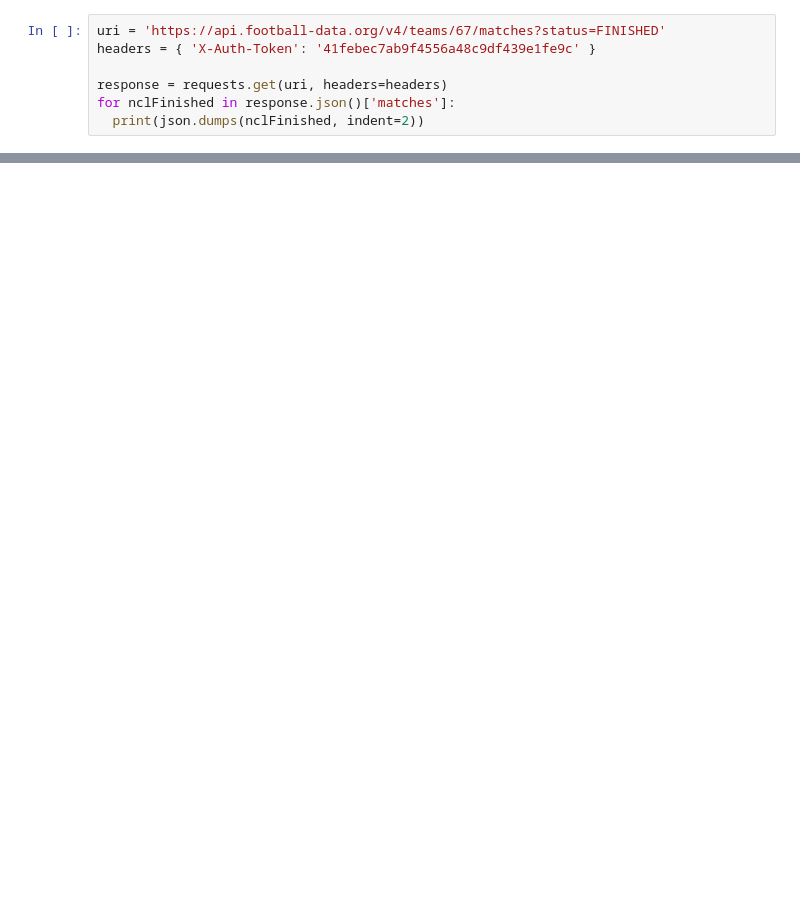
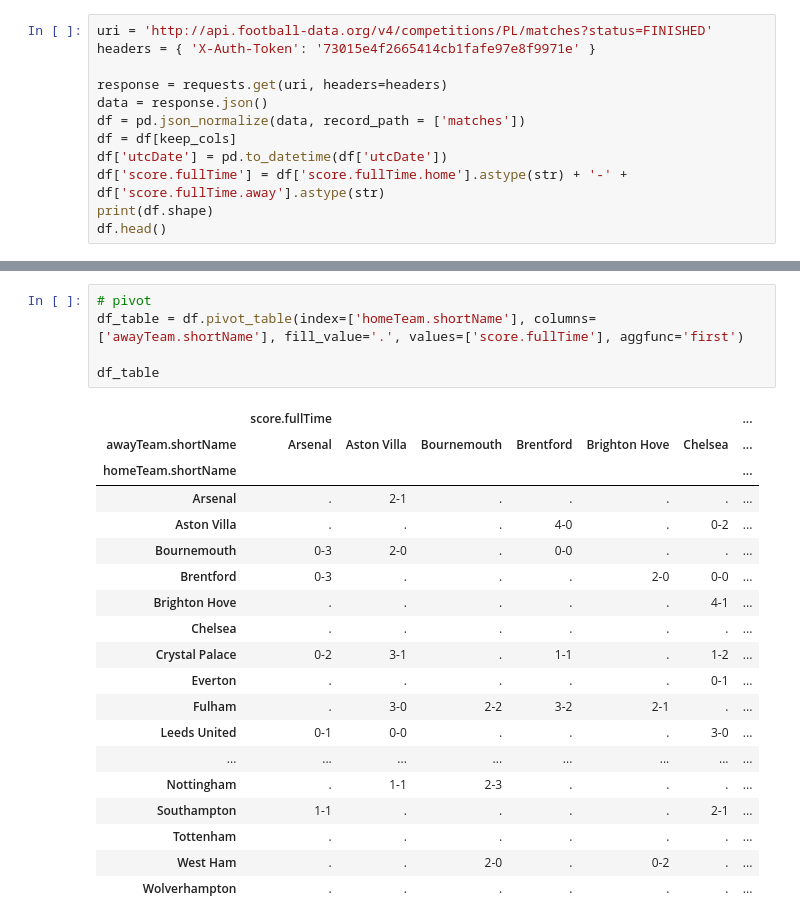
Before and after one commit to solstice035/footballdash, a Jupyter notebook: code/notebooks/results_api.ipynb, the cells around one changed output, grey strips where cells are left out. Saved outputs shown, nothing was run; the diff lists cells and outputs as text; blank space fills up the shorter version.

```diff
--- a/code/notebooks/results_api.ipynb
+++ b/code/notebooks/results_api.ipynb
@@ -10,8 +32,13 @@ import json
 # %%
-uri = 'https://api.football-data.org/v4/teams/67/matches?status=FINISHED'
-headers = { 'X-Auth-Token': '41febec7ab9f4556a48c9df439e1fe9c' }
+uri = 'http://api.football-data.org/v4/competitions/PL/matches?status=FINISHED'
+headers = { 'X-Auth-Token': '73015e4f2665414cb1fafe97e8f9971e' }
 
 response = requests.get(uri, headers=headers)
-for nclFinished in response.json()['matches']:
-  print(json.dumps(nclFinished, indent=2))
+data = response.json()
+df = pd.json_normalize(data, record_path = ['matches'])
+df = df[keep_cols]
+df['utcDate'] = pd.to_datetime(df['utcDate'])
+df['score.fullTime'] = df['score.fullTime.home'].astype(str) + '-' + df['score.fullTime.away'].astype(str)
+print(df.shape)
+df.head()
 # %% [output]
@@ -77,0 +52,25 @@ df.head()
+# %%
+# pivot
+df_table = df.pivot_table(index=['homeTeam.shortName'], columns=['awayTeam.shortName'], fill_value='.', values=['score.fullTime'], aggfunc='first')
+
+df_table
+# %% [output]
+|  | score.fullTime |  |  |  |  |  | ... |
+| awayTeam.shortName | Arsenal | Aston Villa | Bournemouth | Brentford | Brighton Hove | Chelsea | ... |
+| homeTeam.shortName |  |  |  |  |  |  | ... |
+| Arsenal | . | 2-1 | . | . | . | . | ... |
+| Aston Villa | . | . | . | 4-0 | . | 0-2 | ... |
+| Bournemouth | 0-3 | 2-0 | . | 0-0 | . | . | ... |
+| Brentford | 0-3 | . | . | . | 2-0 | 0-0 | ... |
+| Brighton Hove | . | . | . | . | . | 4-1 | ... |
+| Chelsea | . | . | . | . | . | . | ... |
+| Crystal Palace | 0-2 | 3-1 | . | 1-1 | . | 1-2 | ... |
+| Everton | . | . | . | . | . | 0-1 | ... |
+| Fulham | . | 3-0 | 2-2 | 3-2 | 2-1 | . | ... |
+| Leeds United | 0-1 | 0-0 | . | . | . | 3-0 | ... |
+| ... | ... | ... | ... | ... | ... | ... | ... |
+| Nottingham | . | 1-1 | 2-3 | . | . | . | ... |
+| Southampton | 1-1 | . | . | . | . | 2-1 | ... |
+| Tottenham | . | . | . | . | . | . | ... |
+| West Ham | . | . | 2-0 | . | 0-2 | . | ... |
+| Wolverhampton | . | . | . | . | . | . | ... |
```
Also changed, not shown: parts of 10 cells of this notebook, 1 other file.
